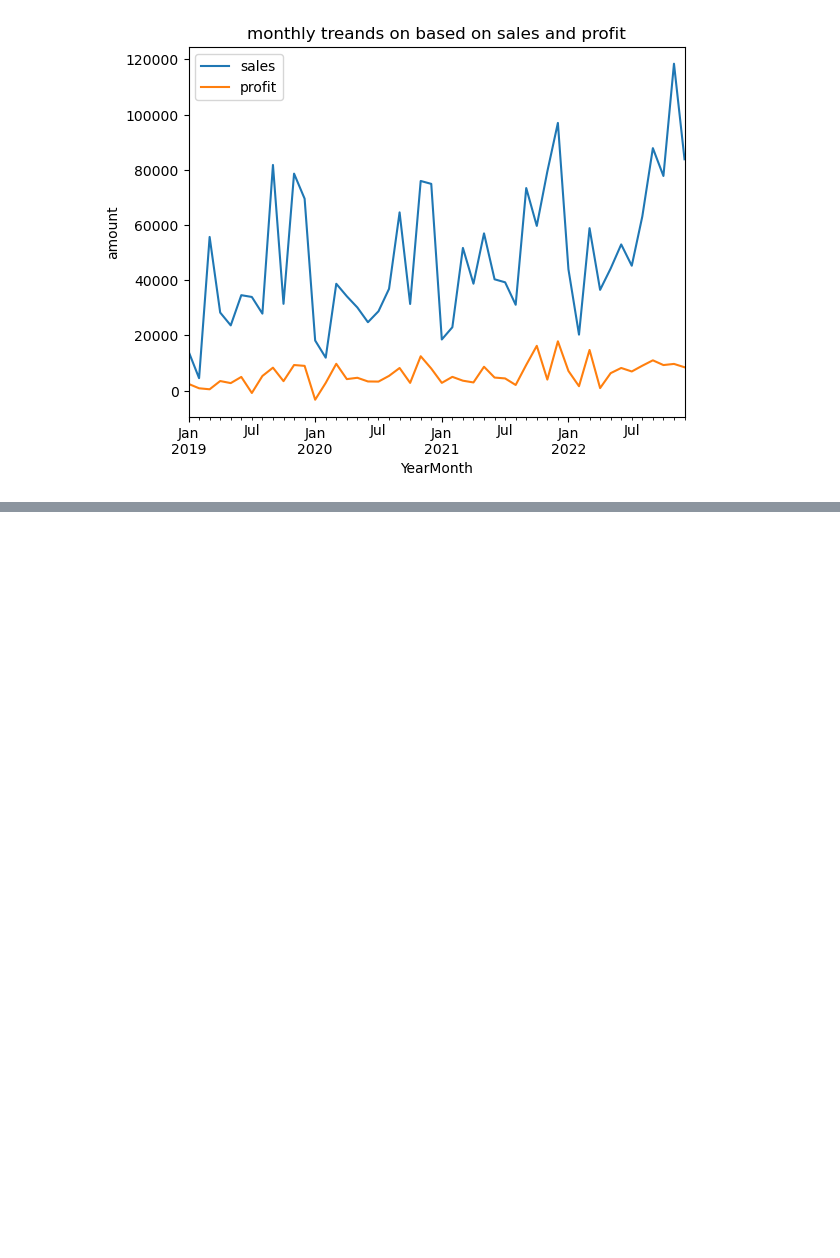
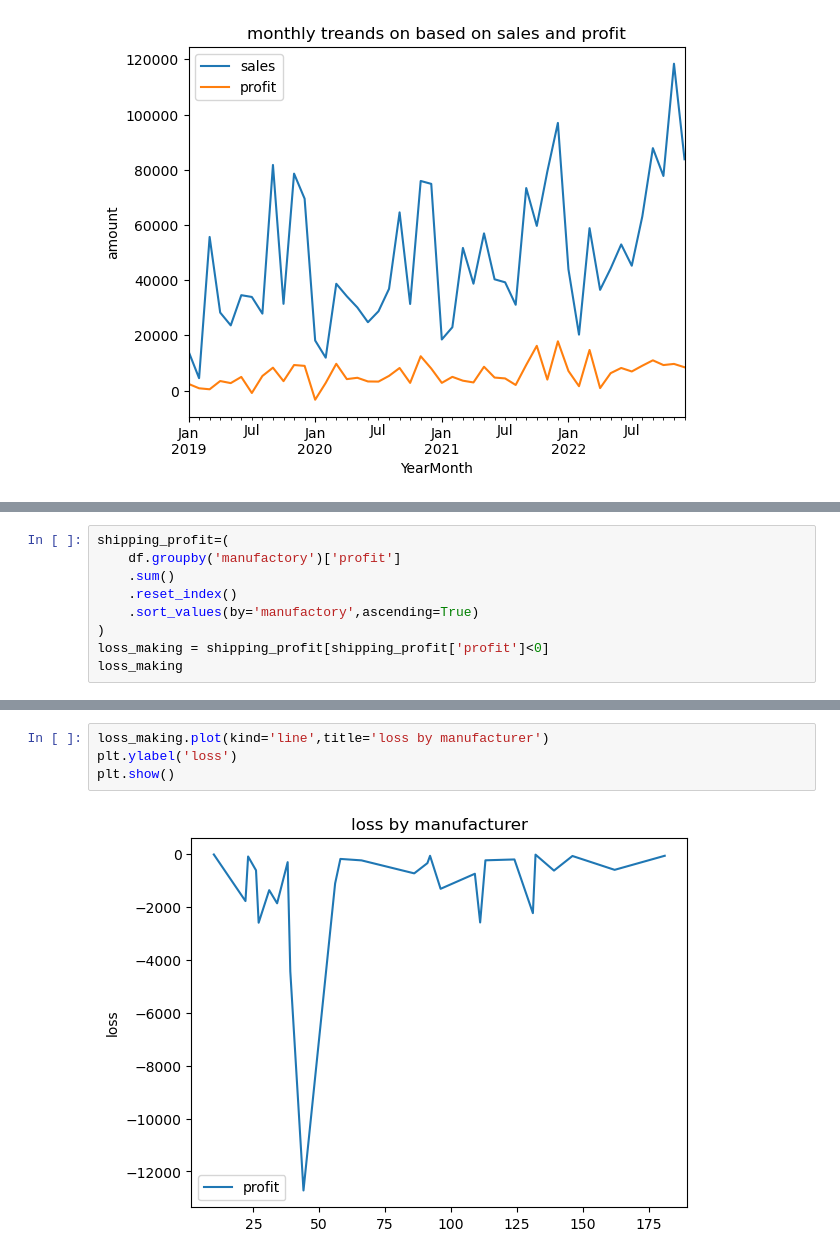
Before and after one commit to kitsune79/sales-trend-analysis, a Jupyter notebook: sales_trend_analysis.ipynb, the cells around one changed output, grey strips where cells are left out. Drawn from its saved outputs; the diff is of its cells as text; blank space fills up the shorter version.

```diff
--- a/sales_trend_analysis.ipynb
+++ b/sales_trend_analysis.ipynb
@@ -236,0 +285,9 @@ plt.show()
+# %%
+shipping_profit=(
+    df.groupby('manufactory')['profit']
+    .sum()
+    .reset_index()
+    .sort_values(by='manufactory',ascending=True)
+)
+loss_making = shipping_profit[shipping_profit['profit']<0]
+loss_making
@@ -236,0 +318,6 @@ plt.show()
+# %%
+loss_making.plot(kind='line',title='loss by manufacturer')
+plt.ylabel('loss')
+plt.show()
+# %% [output]
+[figure, added]
```
Also changed, not shown: parts of 12 cells of this notebook.
